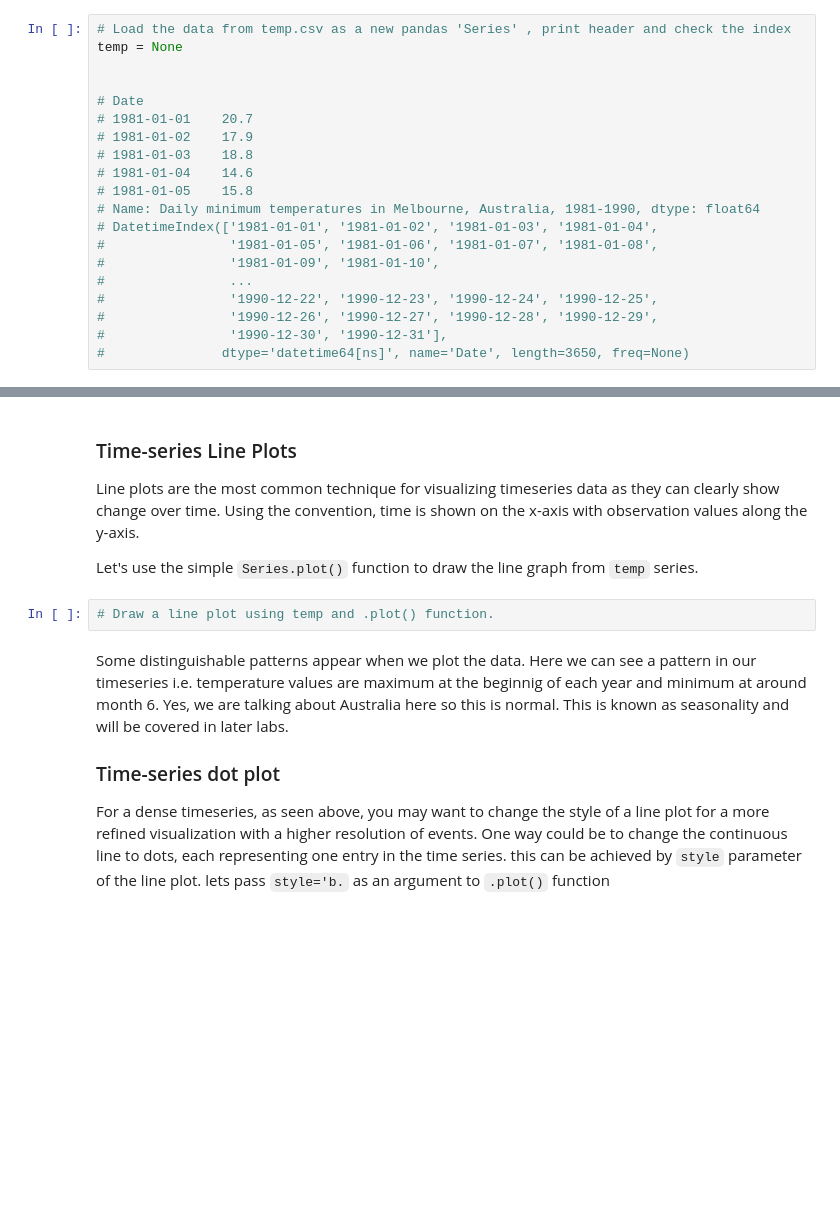
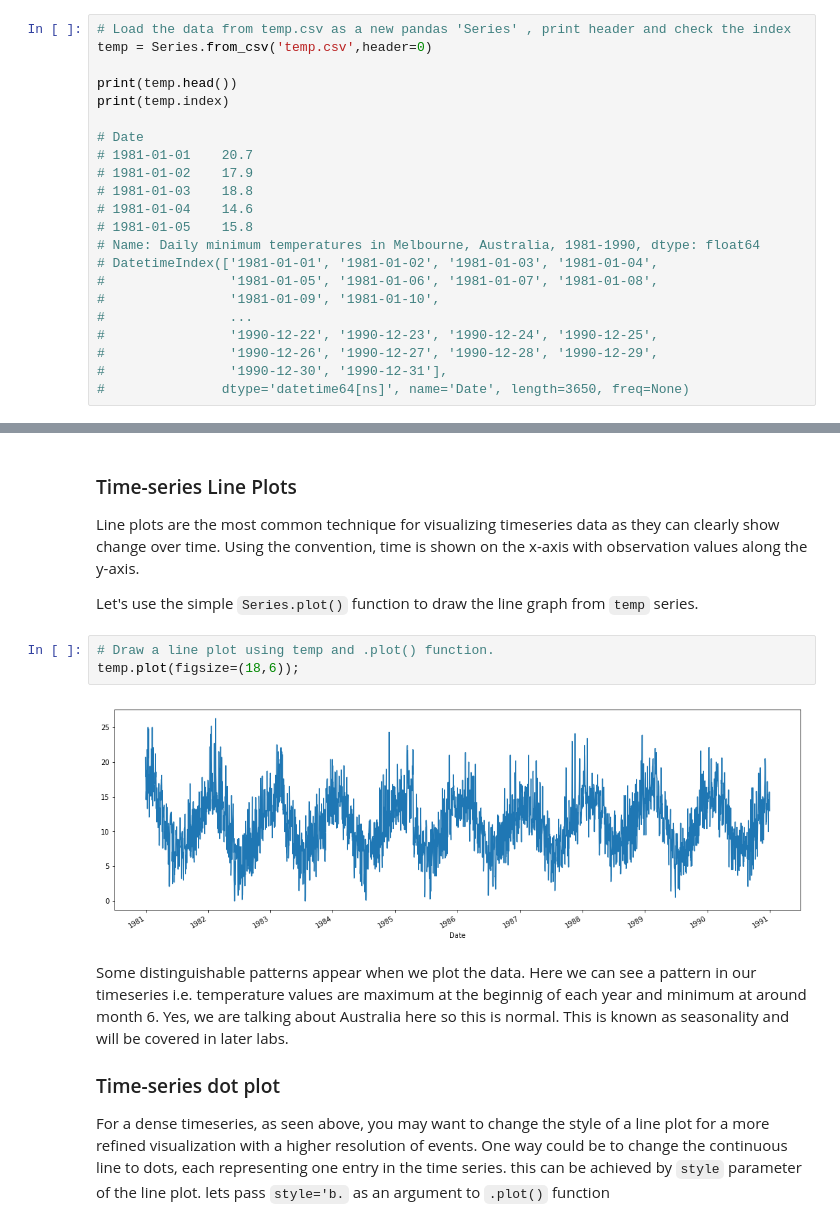
Before and after one commit to learn-co-students/ds-ts-visualize_ts-nyc-career-ds-062518, a Jupyter notebook: index.ipynb, the cells around one changed output, grey strips where cells are left out. Drawn from its saved outputs; the diff is of its cells as text; blank space fills up the shorter version.

```diff
--- a/index.ipynb
+++ b/index.ipynb
@@ -30,8 +30,10 @@ from pandas import Series
 import matplotlib.pyplot as plt
 # %%
 # Load the data from temp.csv as a new pandas 'Series' , print header and check the index
-temp = None
+temp = Series.from_csv('temp.csv',header=0)
 
+print(temp.head())
+print(temp.index)
 
 # Date
 # 1981-01-01    20.7
@@ -56,6 +74,9 @@ Line plots are the most common technique for visualizing timeseries data as they
 Let's use the simple `Series.plot()` function to draw the line graph from `temp` series.
 # %%
 # Draw a line plot using temp and .plot() function.
+temp.plot(figsize=(18,6));
+# %% [output]
+[figure, added]
 # %% [markdown]
 Some distinguishable patterns appear when we plot the data. Here we can see a pattern in our timeseries i.e. temperature values are maximum at the beginnig of each year and minimum at around month 6. Yes, we are talking about Australia here so this is normal. This is known as seasonality and will be covered in later labs.
 
```
Also changed, not shown: parts of 11 cells of this notebook.
